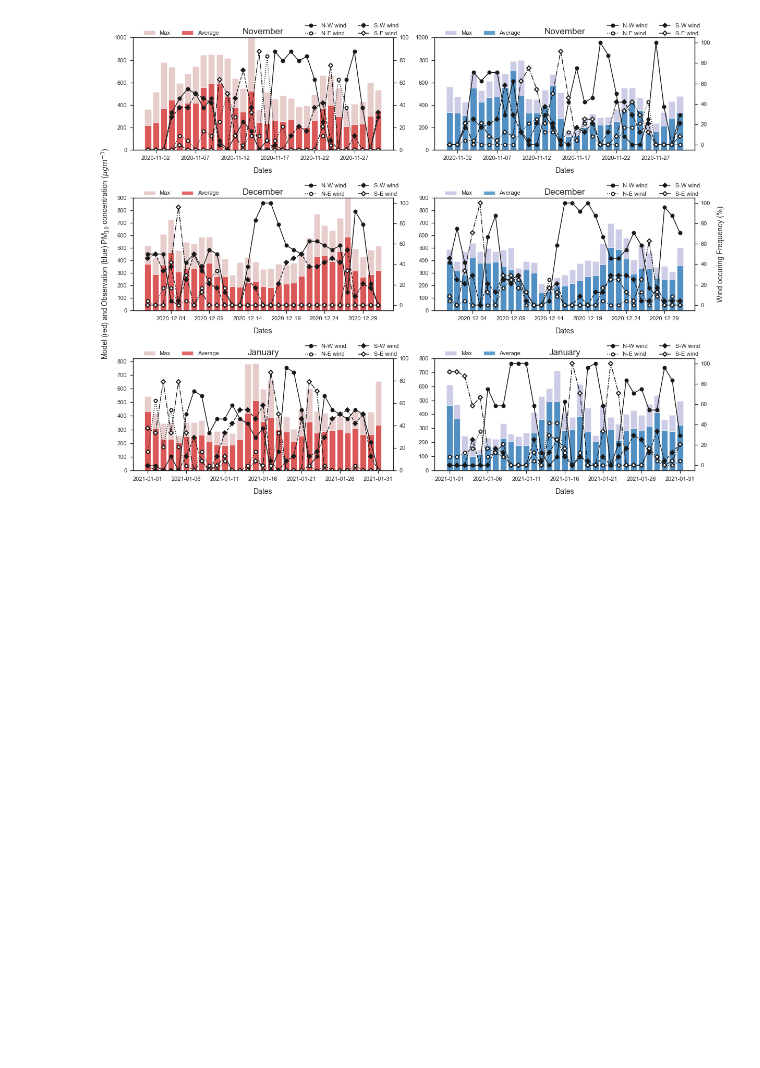
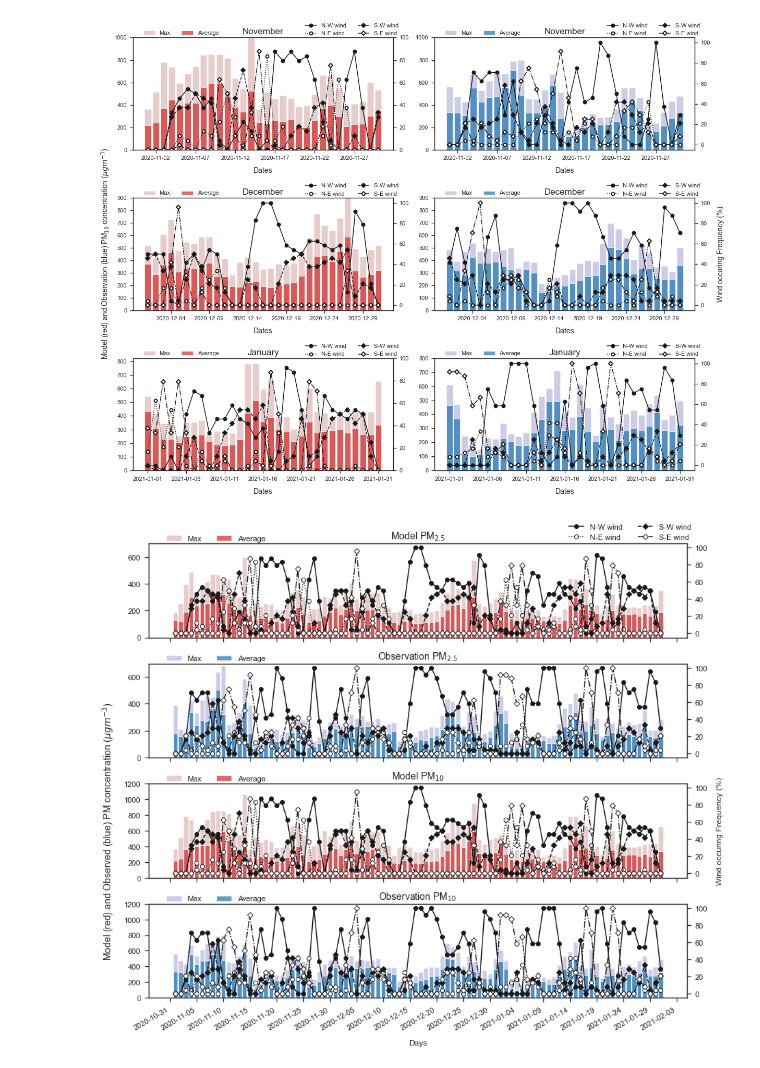
Before and after one commit to adisen99/srfp, a Jupyter notebook: delhi/wind_direction_effect.ipynb, the cells around one changed output. Cells and saved outputs as stored; diff of their text form; code cells hidden in the pictures; blank space fills up the shorter version.

Commit message:
modified readme; modified plots; wind_dir stat analysis

```diff
--- a/delhi/wind_direction_effect.ipynb
+++ b/delhi/wind_direction_effect.ipynb
@@ -516,3 +532,100 @@ fig.tight_layout()
 plt.savefig('./images/met_aqi_compare/wd_pm10.pdf', dpi=300)
 # %% [output]
 [figure]
+# %%
+# Combined
+
+fig = plt.figure(figsize = (13,11))
+ax1 = plt.subplot(411)
+
+ax1.bar(x = pm_wind_max.index, height = pm_wind_max['mod_PM2.5'], color = 'darkred', alpha=0.2, label='Max')
+ax1.bar(x = pm_wind_avg.index, height = pm_wind_avg['mod_PM2.5'], color = 'tab:red', alpha=0.7, label='Average')
+# ax1.set_ylabel('Model PM$_{2.5}$ concentration ($\mu g m^{-3}$)', labelpad=12, fontsize=14)
+ax1.set_ylim(0,700)
+ax1.set_xlabel('Dates', labelpad=12, fontsize=12)
+ax1.tick_params('x', labelrotation=30)
+
+ax2 = ax1.twinx()
+ax2.plot(pm_wind_avg.index, (pm_wind_avg['mod_nwwind'] / 24) * 100, ls='solid', marker='o', mfc='k', mec='k', mew='1', color='k', label='N-W wind')
+ax2.plot(pm_wind_avg.index, (pm_wind_avg['mod_newind'] / 24) * 100, ls='dotted', marker='o', mfc='white', mec='k', mew='1', color='k',  label = 'N-E wind')
+ax2.plot(pm_wind_avg.index, (pm_wind_avg['mod_swwind'] / 24) * 100, ls='dashed', marker='D', mfc='k', mec='k', mew='1', color='k', label = 'S-W wind')
+ax2.plot(pm_wind_avg.index, (pm_wind_avg['mod_sewind'] / 24) * 100, ls='dashdot', marker='D', mfc='white', mec='k', mew='1', color='k', label = 'S-E wind')
+# ax2.set_ylim(0,100)
+
+# plt.gca().xaxis.set_major_formatter(mdates.DateFormatter('%Y-%m-%d'))
+plt.gca().xaxis.set_major_locator(mdates.DayLocator(interval=5))
+# plt.gcf().autofmt_xdate()
+ax1.legend(ncol=2, frameon=False, loc='upper left', bbox_to_anchor=(0.02, 1.16))
+ax2.legend(ncol=2, frameon=False, loc='right', bbox_to_anchor=(1.02, 1.12))
+plt.title('Model PM$_{2.5}$', fontsize=14)
+
+ax3 = plt.subplot(412)
+ax3.bar(x = pm_wind_max.index, height = pm_wind_max['obs_PM2.5'], color = 'darkblue', alpha=0.2, label='Max')
+ax3.bar(x = pm_wind_avg.index, height = pm_wind_avg['obs_PM2.5'], color = 'tab:blue', alpha=0.7, label='Average')
+ax3.set_xlabel('Dates', labelpad=12, fontsize=12)
+ax3.tick_params('x', labelrotation=30)
+ax3.set_ylim(0,700)
+
+ax4= ax3.twinx()
+ax4.plot(pm_wind_avg.index, (pm_wind_avg['obs_nwwind'] / 24) * 100, ls='solid', marker='o', mfc='k', mec='k', mew='1', color='k', label='N-W wind')
+ax4.plot(pm_wind_avg.index, (pm_wind_avg['obs_newind'] / 24) * 100, ls='dotted', marker='o', mfc='white', mec='k', mew='1', color='k',  label = 'N-E wind')
+ax4.plot(pm_wind_avg.index, (pm_wind_avg['obs_swwind'] / 24) * 100, ls='dashed', marker='D', mfc='k', mec='k', mew='1', color='k', label = 'S-W wind')
+ax4.plot(pm_wind_avg.index, (pm_wind_avg['obs_sewind'] / 24) * 100, ls='dashdot', marker='D', mfc='white', mec='k', mew='1', color='k', label = 'S-E wind')
+# ax01.set_ylabel('Wind occuring Frequency (%)', labelpad=12, fontsize=14)
+
+# plt.gca().xaxis.set_major_formatter(mdates.DateFormatter('%Y-%m-%d'))
+plt.gca().xaxis.set_major_locator(mdates.DayLocator(interval=5))
+# plt.gcf().autofmt_xdate()
+ax3.legend(ncol=2, frameon=False, loc='upper left', bbox_to_anchor=(0.02, 1.16))
+# ax4.legend(ncol=2, frameon=False, loc='right', bbox_to_anchor=(1.02, 1.12))
+plt.title('Observation PM$_{2.5}$', fontsize=14)
+
+#--------------
+ax5 = plt.subplot(413)
+ax5.bar(x = pm_wind_max.index, height = pm_wind_max['mod_PM10'], color = 'darkred', alpha=0.2, label='Max')
+ax5.bar(x = pm_wind_avg.index, height = pm_wind_avg['mod_PM10'], color = 'tab:red', alpha=0.7, label='Average')
+ax5.set_ylim(0,1200)
+ax5.set_ylabel('Model (red) and Observed (blue) PM concentration ($\mu g m^{-3}$)', labelpad=12, fontsize=14)
+ax5.set_xlabel('Dates', labelpad=12, fontsize=12)
+ax5.tick_params('x', labelrotation=30)
+
+ax6 = ax5.twinx()
+ax6.plot(pm_wind_avg.index, (pm_wind_avg['mod_nwwind'] / 24) * 100, ls='solid', marker='o', mfc='k', mec='k', mew='1', color='k', label='N-W wind')
+ax6.plot(pm_wind_avg.index, (pm_wind_avg['mod_newind'] / 24) * 100, ls='dotted', marker='o', mfc='white', mec='k', mew='1', color='k',  label = 'N-E wind')
+ax6.plot(pm_wind_avg.index, (pm_wind_avg['mod_swwind'] / 24) * 100, ls='dashed', marker='D', mfc='k', mec='k', mew='1', color='k', label = 'S-W wind')
+ax6.plot(pm_wind_avg.index, (pm_wind_avg['mod_sewind'] / 24) * 100, ls='dashdot', marker='D', mfc='white', mec='k', mew='1', color='k', label = 'S-E wind')
+ax6.set_ylabel('Wind occuring Frequency (%)', labelpad=13, fontsize=12)
+
+# plt.gca().xaxis.set_major_formatter(mdates.DateFormatter('%Y-%m-%d'))
+plt.gca().xaxis.set_major_locator(mdates.DayLocator(interval=5))
+# plt.gcf().autofmt_xdate()
+ax5.legend(ncol=2, frameon=False, loc='upper left', bbox_to_anchor=(0.02, 1.16))
+# ax6.legend(ncol=2, frameon=False, loc='right', bbox_to_anchor=(1.02, 1.12))
+plt.title('Model PM$_{10}$', fontsize=14)
+
+ax7 = plt.subplot(414)
+ax7.bar(x = pm_wind_max.index, height = pm_wind_max['obs_PM10'], color = 'darkblue', alpha=0.2, label='Max')
+ax7.bar(x = pm_wind_avg.index, height = pm_wind_avg['obs_PM10'], color = 'tab:blue', alpha=0.7, label='Average')
+ax7.set_ylim(0,1200)
+ax7.set_xlabel('Days', labelpad=12, fontsize=12)
+ax7.tick_params('x', labelrotation=30)
+
+ax8 = ax7.twinx()
+ax8.plot(pm_wind_avg.index, (pm_wind_avg['obs_nwwind'] / 24) * 100, ls='solid', marker='o', mfc='k', mec='k', mew='1', color='k', label='N-W wind')
+ax8.plot(pm_wind_avg.index, (pm_wind_avg['obs_newind'] / 24) * 100, ls='dotted', marker='o', mfc='white', mec='k', mew='1', color='k',  label = 'N-E wind')
+ax8.plot(pm_wind_avg.index, (pm_wind_avg['obs_swwind'] / 24) * 100, ls='dashed', marker='D', mfc='k', mec='k', mew='1', color='k', label = 'S-W wind')
+ax8.plot(pm_wind_avg.index, (pm_wind_avg['obs_sewind'] / 24) * 100, ls='dashdot', marker='D', mfc='white', mec='k', mew='1', color='k', label = 'S-E wind')
+# ax8.set_ylabel('Wind occuring Frequency (%)', labelpad=13, fontsize=12)
+
+# plt.gca().xaxis.set_major_formatter(mdates.DateFormatter('%Y-%m-%d'))
+plt.gca().xaxis.set_major_locator(mdates.DayLocator(interval=5))
+# plt.gcf().autofmt_xdate()
+ax7.legend(ncol=2, frameon=False, loc='upper left', bbox_to_anchor=(0.02, 1.16))
+# ax8.legend(ncol=2, frameon=False, loc='right', bbox_to_anchor=(1.02, 1.12))
+plt.title('Observation PM$_{10}$', fontsize=14)
+
+fig.autofmt_xdate()
+fig.tight_layout()
+plt.savefig('./images/met_aqi_compare/wd_pm_combined.pdf', dpi=300)
+# %% [output]
+[figure, added]
```
Also changed, not shown: parts of 30 cells of this notebook, 2 other files.
